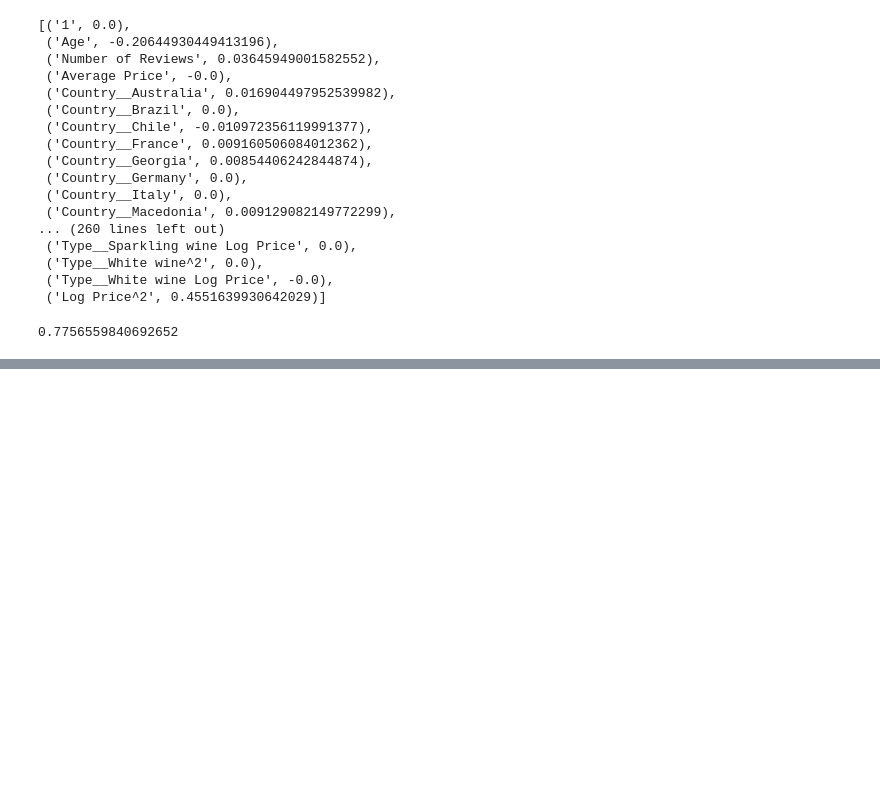
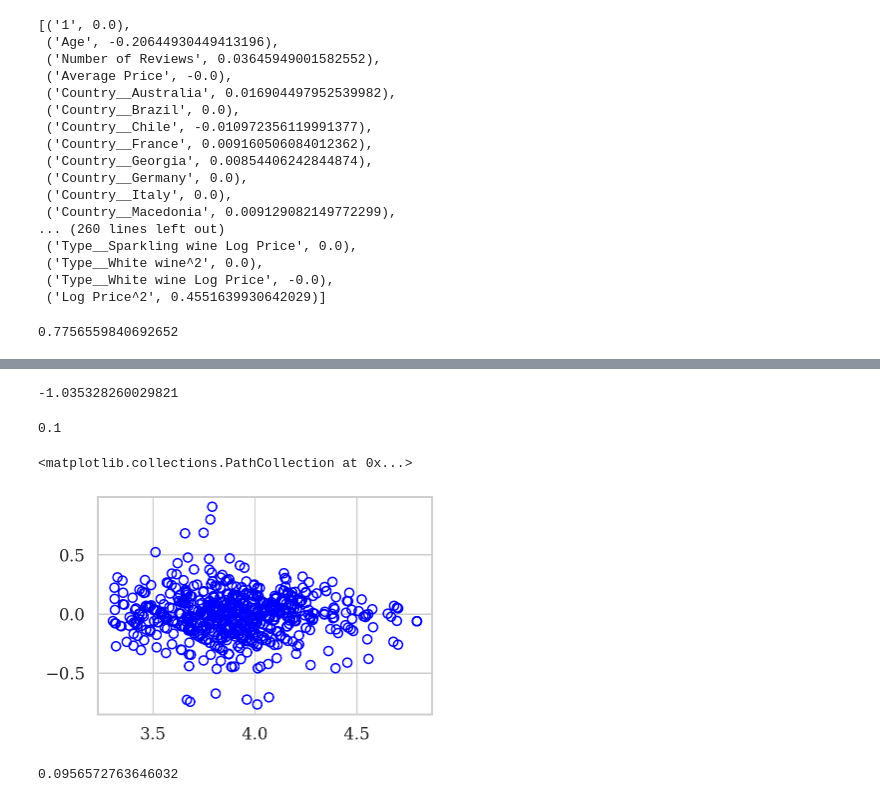
Before and after one commit to mattsegall/metis-project-2, a Jupyter notebook: Cleaning & Analysis Practice.ipynb, the cells around one changed output, grey strips where cells are left out. Saved outputs shown, nothing was run; the diff lists cells and outputs as text; code cells hidden in the pictures; blank space fills up the shorter version.

```diff
--- a/Cleaning & Analysis Practice.ipynb
+++ b/Cleaning & Analysis Practice.ipynb
@@ -574,0 +576,12 @@ ValueError: X has 16 features, but PolynomialFeatures is expecting 22 features a
+# %%
+#score Lasso on polyscaled data
+m_Ridge.score(s.transform(p.transform(X_test)),y_test)
+# %% [output]
+-1.035328260029821
+# %%
+m_Ridge.alpha_
+# %% [output]
+0.1
+# %%
+#Lasso residual analysis of train set for model refining
+y_train_pred = m_Lasso.predict(s.transform(p.transform(X_train)))
@@ -574,0 +590,9 @@ ValueError: X has 16 features, but PolynomialFeatures is expecting 22 features a
+# %%
+plt.scatter(y_train_pred, resid, facecolors='none', edgecolors='b')
+# %% [output]
+<matplotlib.collections.PathCollection at 0x...>
+[figure, added]
+# %%
+mean(resid**2)
+# %% [output]
+0.0956572763646032
```
Also changed, not shown: parts of 14 cells of this notebook.
